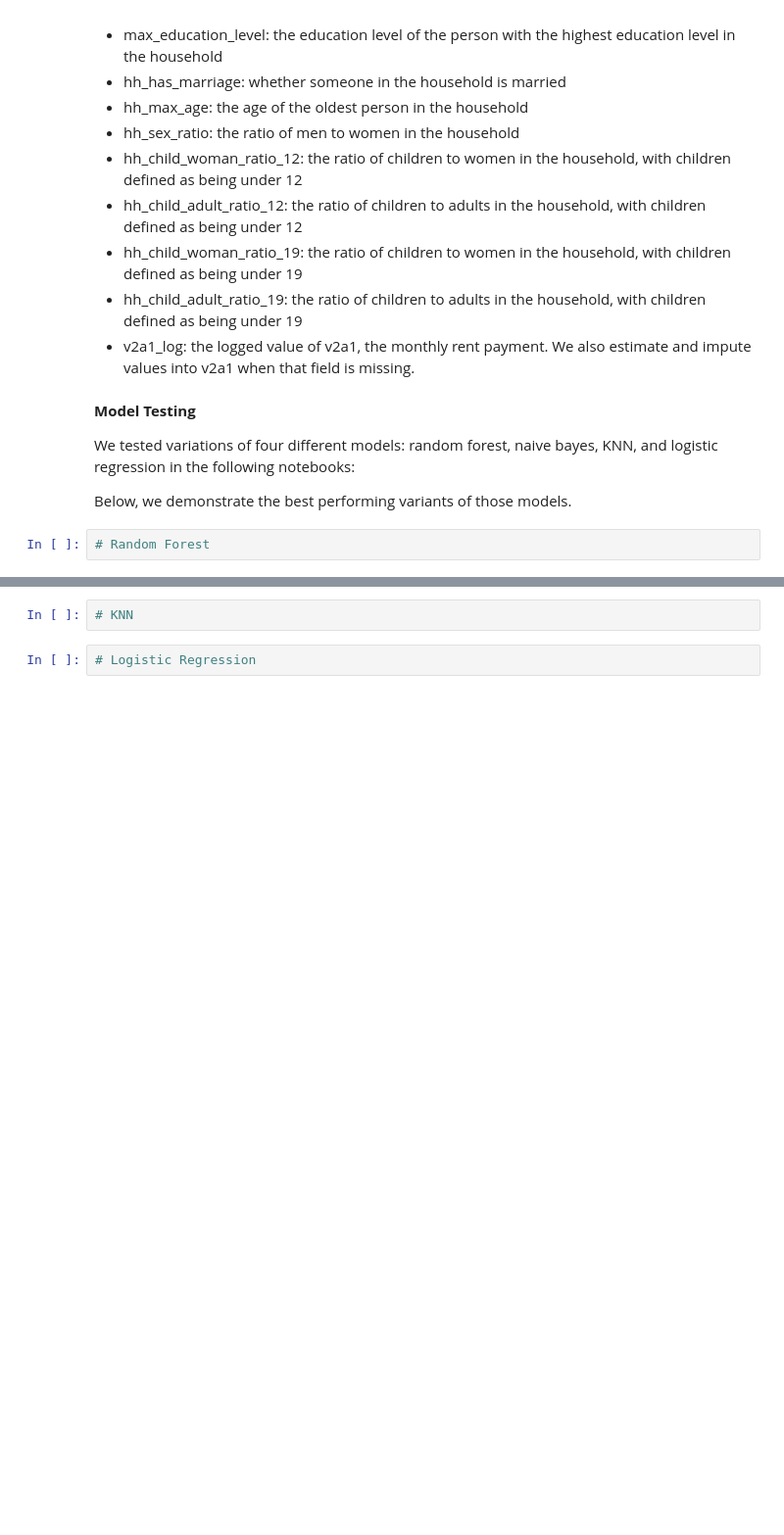
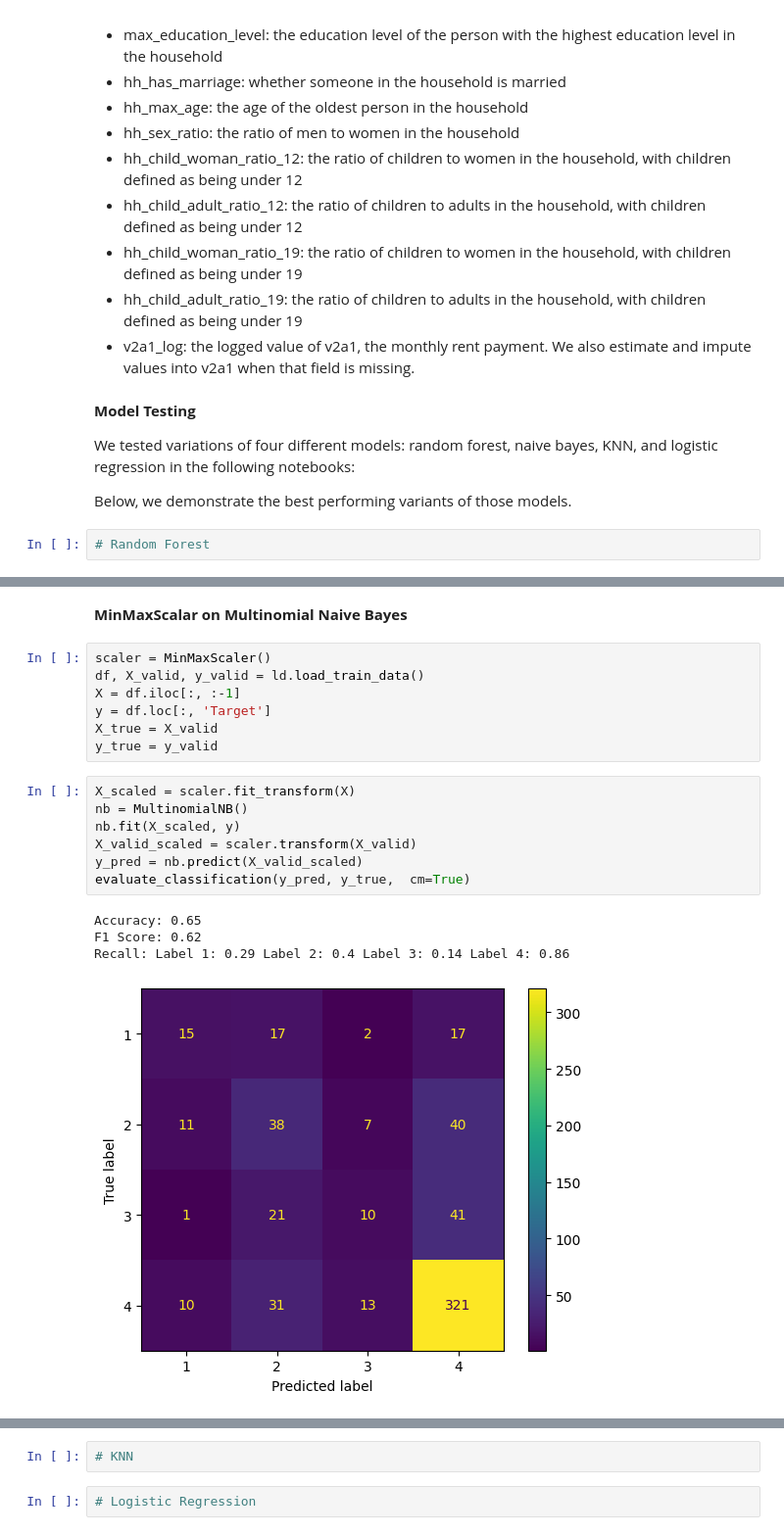
Before and after one commit to andrewjtdunn/Costa-Rican-Household-Poverty-Level-Prediction, a Jupyter notebook: checkpoint_2.ipynb, the cells around one changed output, grey strips where cells are left out. Shown: that part at 98% size. Cells and saved outputs as stored; diff of their text form; blank space fills up the shorter version.

```diff
--- a/checkpoint_2.ipynb
+++ b/checkpoint_2.ipynb
@@ -32,0 +53,21 @@ Below, we demonstrate the best performing variants of those models.
+# %% [markdown]
+**MinMaxScalar on Multinomial Naive Bayes**
+# %%
+scaler = MinMaxScaler()
+df, X_valid, y_valid = ld.load_train_data()
+X = df.iloc[:, :-1]
+y = df.loc[:, 'Target']
+X_true = X_valid
+y_true = y_valid
+# %%
+X_scaled = scaler.fit_transform(X)
+nb = MultinomialNB()
+nb.fit(X_scaled, y)
+X_valid_scaled = scaler.transform(X_valid)
+y_pred = nb.predict(X_valid_scaled)
+evaluate_classification(y_pred, y_true,  cm=True)
+# %% [output]
+Accuracy: 0.65
+F1 Score: 0.62
+Recall: Label 1: 0.29 Label 2: 0.4 Label 3: 0.14 Label 4: 0.86
+[figure, added]
```
Also changed, not shown: parts of 8 cells of this notebook, 2 other files.
